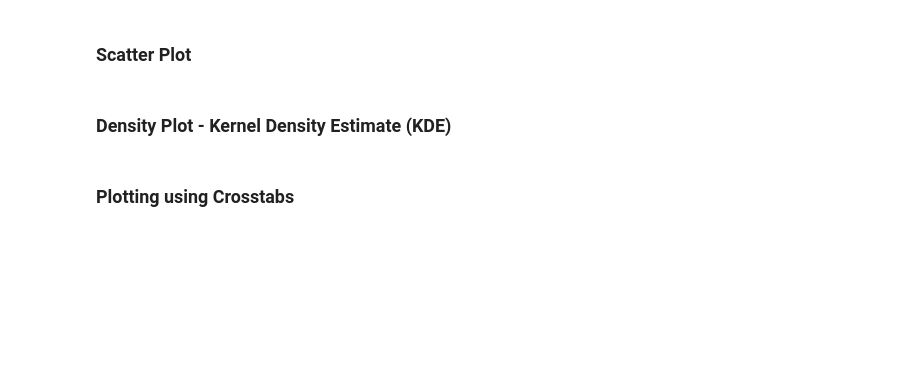
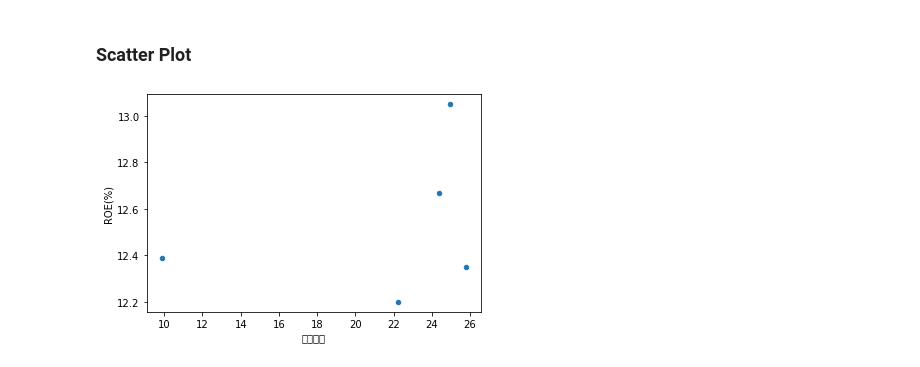
Before and after one commit to ttogle918/ds-zip, a Jupyter notebook: n111-eda/n111-eda.ipynb, the cells around one changed output. Cells and saved outputs as stored; diff of their text form; code cells hidden in the pictures; blank space fills up the shorter version.

```diff
--- a/n111-eda/n111-eda.ipynb
+++ b/n111-eda/n111-eda.ipynb
@@ -318,6 +372,6 @@ df['education-num'].hist(); # bins = 2, 3, 16
 # %% [markdown]
 ### Scatter Plot
 # %%
-df.plot.scatter('age', 'hours-per-week');
+df.plot.scatter('순이익률', 'ROE(%)');
+# %% [output]
+[figure, added]
-# %% [markdown]
-### Density Plot - Kernel Density Estimate (KDE)
@@ -326,2 +377,0 @@ df['education-num'].plot.density();
-# %% [markdown]
-### Plotting using Crosstabs
```
Also changed, not shown: parts of 59 cells of this notebook, 8 other files.
